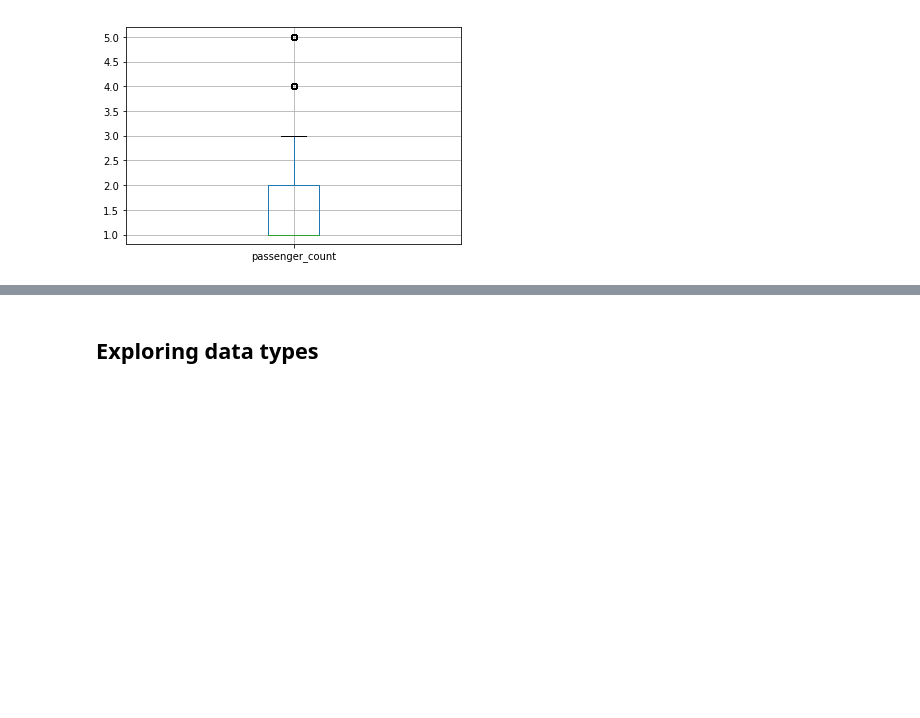
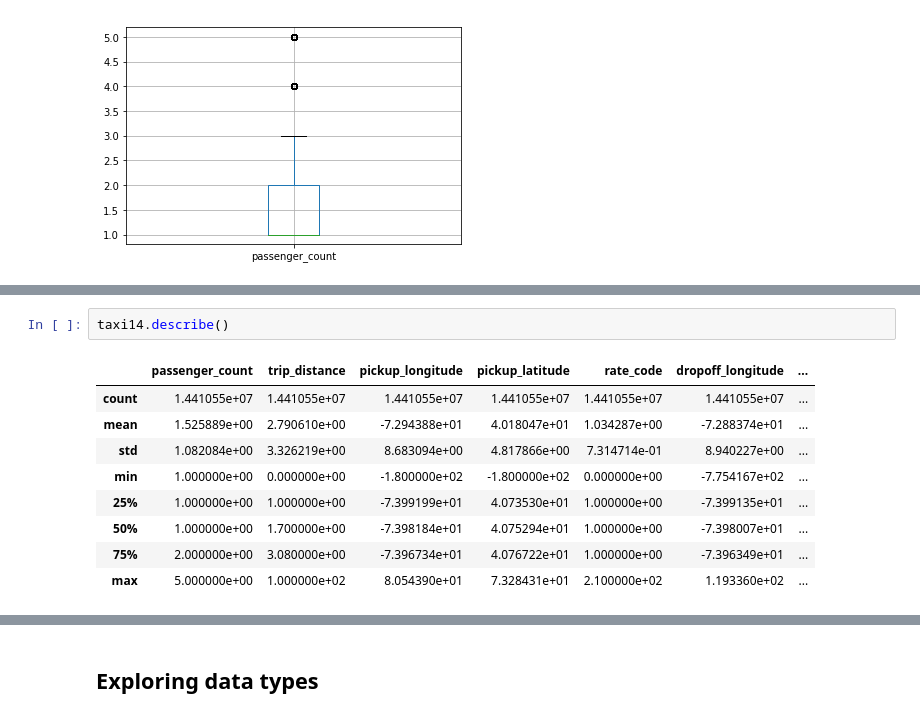
Before and after one commit to MIE368-Team-8/Data-Cleaning, a Jupyter notebook: TaxiDataCleaning.ipynb, the cells around one changed output, grey strips where cells are left out. Saved outputs shown, nothing was run; the diff lists cells and outputs as text; blank space fills up the shorter version.

```diff
--- a/TaxiDataCleaning.ipynb
+++ b/TaxiDataCleaning.ipynb
@@ -141,0 +179,12 @@ outliers_col(taxi14)
+# %%
+taxi14.describe()
+# %% [output]
+|  | passenger_count | trip_distance | pickup_longitude | pickup_latitude | rate_code | dropoff_longitude | ... |
+| count | 1.441055e+07 | 1.441055e+07 | 1.441055e+07 | 1.441055e+07 | 1.441055e+07 | 1.441055e+07 | ... |
+| mean | 1.525889e+00 | 2.790610e+00 | -7.294388e+01 | 4.018047e+01 | 1.034287e+00 | -7.288374e+01 | ... |
+| std | 1.082084e+00 | 3.326219e+00 | 8.683094e+00 | 4.817866e+00 | 7.314714e-01 | 8.940227e+00 | ... |
+| min | 1.000000e+00 | 0.000000e+00 | -1.800000e+02 | -1.800000e+02 | 0.000000e+00 | -7.754167e+02 | ... |
+| 25% | 1.000000e+00 | 1.000000e+00 | -7.399199e+01 | 4.073530e+01 | 1.000000e+00 | -7.399135e+01 | ... |
+| 50% | 1.000000e+00 | 1.700000e+00 | -7.398184e+01 | 4.075294e+01 | 1.000000e+00 | -7.398007e+01 | ... |
+| 75% | 2.000000e+00 | 3.080000e+00 | -7.396734e+01 | 4.076722e+01 | 1.000000e+00 | -7.396349e+01 | ... |
+| max | 5.000000e+00 | 1.000000e+02 | 8.054390e+01 | 7.328431e+01 | 2.100000e+02 | 1.193360e+02 | ... |
```
Also changed, not shown: parts of 14 cells of this notebook.
